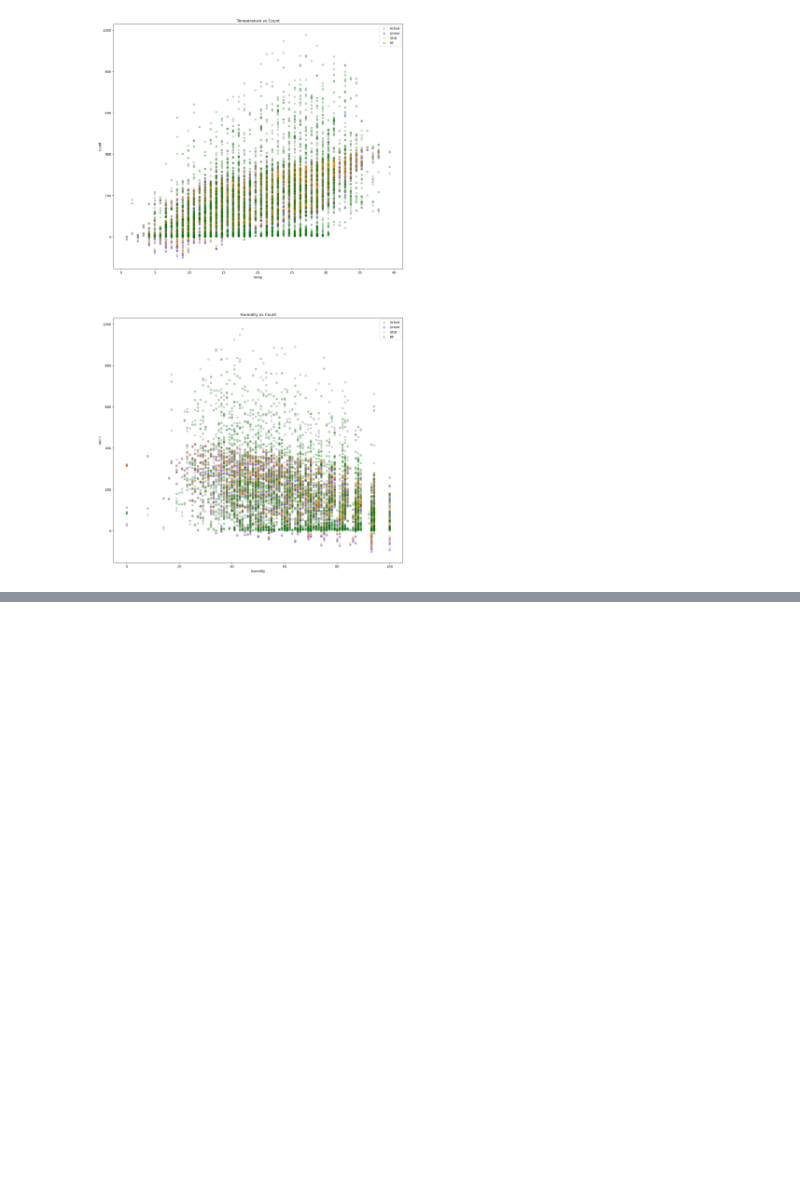
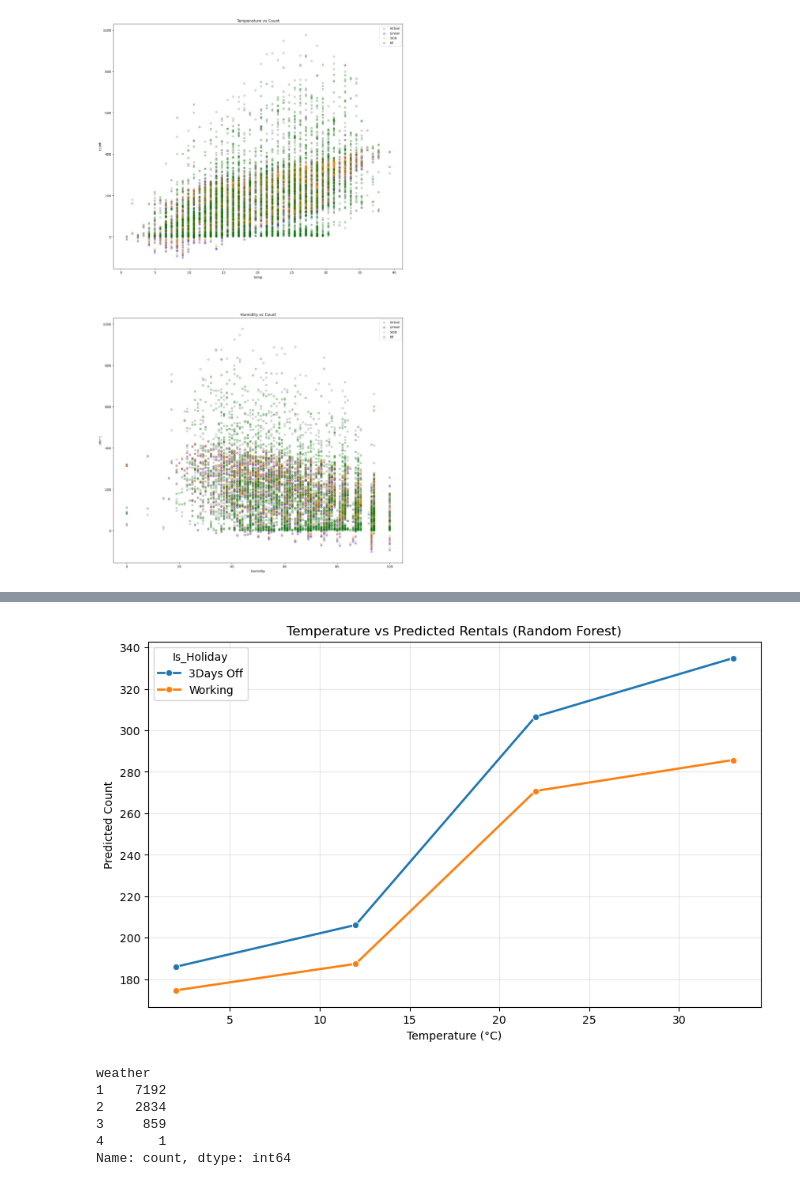
Before and after one commit to ohmanbo/AIFFEL_quest_eng, a Jupyter notebook: Data_Analysis/DA01/Project_DA_01.ipynb, the cells around one changed output, grey strips where cells are left out. Saved outputs shown, nothing was run; the diff lists cells and outputs as text; code cells hidden in the pictures; blank space fills up the shorter version.

```diff
--- a/Data_Analysis/DA01/Project_DA_01.ipynb
+++ b/Data_Analysis/DA01/Project_DA_01.ipynb
@@ -771,0 +1060,32 @@ axs[1].legend()
+# %%
+# 앞서 사용한 3가지 모델을 한번에 학습 시켜볼게요.
+
+# 1, 선형회귀법
+model_linear = LinearRegression()
+model_linear.fit(X_train_scaled, y_train)
+
+y_pred_linear = model_linear.predict(X_test_scaled)
+mse_linear = mean_squared_error(y_test, y_pred_linear)
+rmse_linear = np.sqrt(mse_linear)
+print(f"[Linear] MSE: {mse_linear}, RMSE: {rmse_linear}")
+
+# 2. 경사하강법 사용, 단위가 바뀌지않았으니 아까 사용했던 데이터중 가장 오차가 적었던것을 재사용
+model_sgd = SGDRegressor(max_iter=1000, eta0=0.001, learning_rate='invscaling', random_state=42)
+model_sgd.fit(X_train_scaled, y_train)
+
+y_pred_sgd = model_sgd.predict(X_test_scaled)
+mse_sgd = mean_squared_error(y_test, y_pred_sgd)
+rmse_sgd = np.sqrt(mse_sgd)
+
+print(f"[SGD] MSE: {mse_sgd}, RMSE: {rmse_sgd}")
+
+
+# 3. from sklearn.ensemble import RandomForestRegressor
+model_rf = RandomForestRegressor(n_estimators=100, random_state=42, n_jobs=-1)
+model_rf.fit(X_train_scaled, y_train)
+
+y_pred_rf = model_rf.predict(X_test_scaled)
+mse_rf = mean_squared_error(y_test, y_pred_rf)
+rmse_rf = np.sqrt(mse_rf)
+
+print(f"[RF] MSE: {mse_rf}, RMSE: {rmse_rf}")
@@ -771,0 +1451,14 @@ axs[1].legend()
+# %%
+# 온도에따른 대여량 변화 추이 라인그래프
+plt.figure(figsize=(10, 6))
+
+# RF 모델을 기준으로 휴일/평일 비교 시각화
+sns.lineplot(data=results, x='Temp', y='RF_Pred', hue='Is_Holiday', marker='o', linewidth=2)
+
+plt.title('Temperature vs Predicted Rentals (Random Forest)')
+plt.xlabel('Temperature (°C)')
+plt.ylabel('Predicted Count')
+plt.grid(True, alpha=0.3)
+plt.show()
+# %% [output]
+[figure, added]
@@ -771,0 +1468,11 @@ axs[1].legend()
+# %%
+# 질문에 대한 답은 끝났지만 반대로 같은경우에, 날씨가 안좋은경우는 어떤지도 궁금하지않나요?
+# 먼저 날씨의 값이 어떻게 되있는지 보면
+train['weather'].value_counts()
+# %% [output]
+weather
+1    7192
+2    2834
+3     859
+4       1
+Name: count, dtype: int64
```
Also changed, not shown: parts of 49 cells of this notebook.
